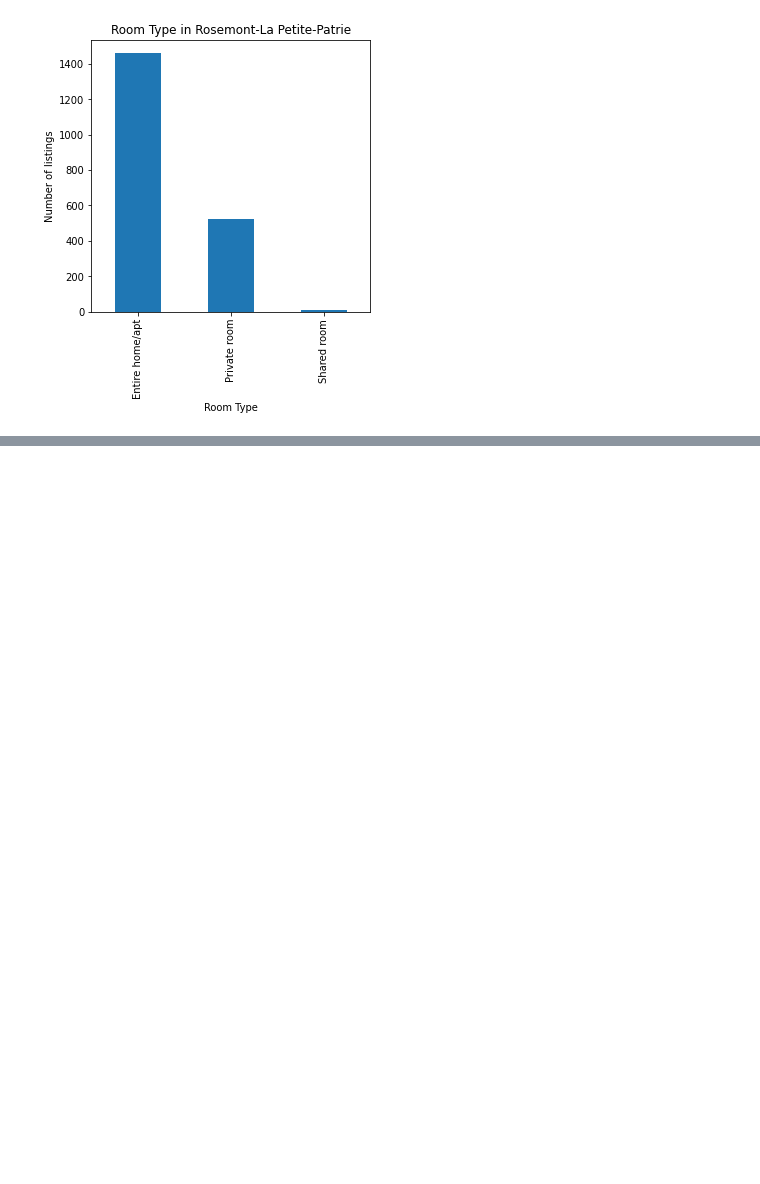
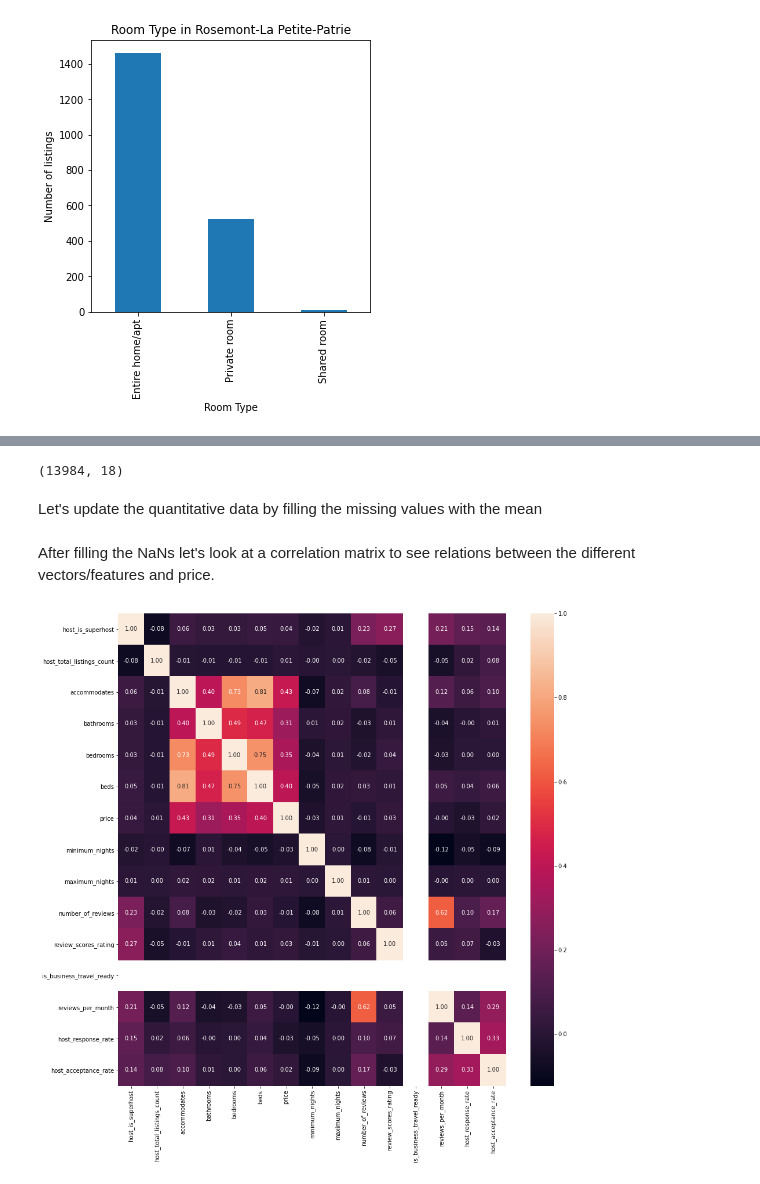
Before and after one commit to FaiBarazi/airbnb_mtl_prices, a Jupyter notebook: airbnb_mtl_prices.ipynb, the cells around one changed output, grey strips where cells are left out. Saved outputs shown, nothing was run; the diff lists cells and outputs as text; code cells hidden in the pictures; blank space fills up the shorter version.

Commit message:
Update data clean and use inferential stastics instead of ML model for prices.
The dataset is pretty scarce.

```diff
--- a/airbnb_mtl_prices.ipynb
+++ b/airbnb_mtl_prices.ipynb
@@ -107,0 +166,15 @@ df['price'] = df['price'].apply(prices_cleaner)
+# %%
+# Update prices dtype to float
+clmns_prices = ['price','security_deposit','cleaning_fee','guests_included','extra_people']
+update_dtype(df, clmns_prices, prices_to_float)
+
+# Update percentage
+clmns_percentage = ['host_response_rate', 'host_acceptance_rate']
+update_dtype(df, clmns_percentage, percentage_to_float)
+
+# Update boolean string to float
+bool_clmns = [
+    'host_is_superhost', 'host_has_profile_pic', 'host_identity_verified','is_location_exact',
+    'requires_license', 'instant_bookable','is_business_travel_ready','has_availability']
+update_dtype(df, bool_clmns, bool_str_to_int)
+df.head(5)
@@ -366,0 +291,14 @@ array([-3.02673522e-02,  1.66478171e+01,  5.30549531e+01, -2.24213896e+00,
+# %%
+#copy over the main dataframe and do some visualization to check some values.
+df_pred = df.copy()
+df_pred = df_pred[
+    ['host_is_superhost','host_total_listings_count',
+    'neighbourhood_cleansed',
+    'room_type', 'accommodates',
+    'bathrooms', 'bedrooms', 'beds', 'square_feet', 'price',
+    'minimum_nights', 'maximum_nights',
+    'number_of_reviews', 'review_scores_rating',
+    'is_business_travel_ready', 'reviews_per_month',
+    'host_response_rate', 'host_acceptance_rate']
+]
+df_pred.shape
@@ -366,0 +323,11 @@ array([-3.02673522e-02,  1.66478171e+01,  5.30549531e+01, -2.24213896e+00,
+# %%
+df_pred = df_pred[df_pred['host_acceptance_rate']>0]
+df_pred = df_pred[df_pred['bathrooms']>0]
+df_pred.shape
+# %% [output]
+(13984, 18)
+# %%
+# Since square_feet is very sparse and has a lot of the missing values we can safely drop it.
+df_pred.drop(columns=['square_feet'],inplace=True)
+# %% [markdown]
+Let's update the quantitative data by filling the missing values with the mean
@@ -366,0 +341,7 @@ array([-3.02673522e-02,  1.66478171e+01,  5.30549531e+01, -2.24213896e+00,
+# %% [markdown]
+After filling the NaNs let's look at a correlation matrix to see relations between the different vectors/features and price.
+# %%
+fig, ax = plt.subplots(figsize=(15,15))
+sns.heatmap(df_pred.corr(), annot=True, fmt=".2f", ax=ax);
+# %% [output]
+[figure, added]
```
Also changed, not shown: parts of 65 cells of this notebook.
